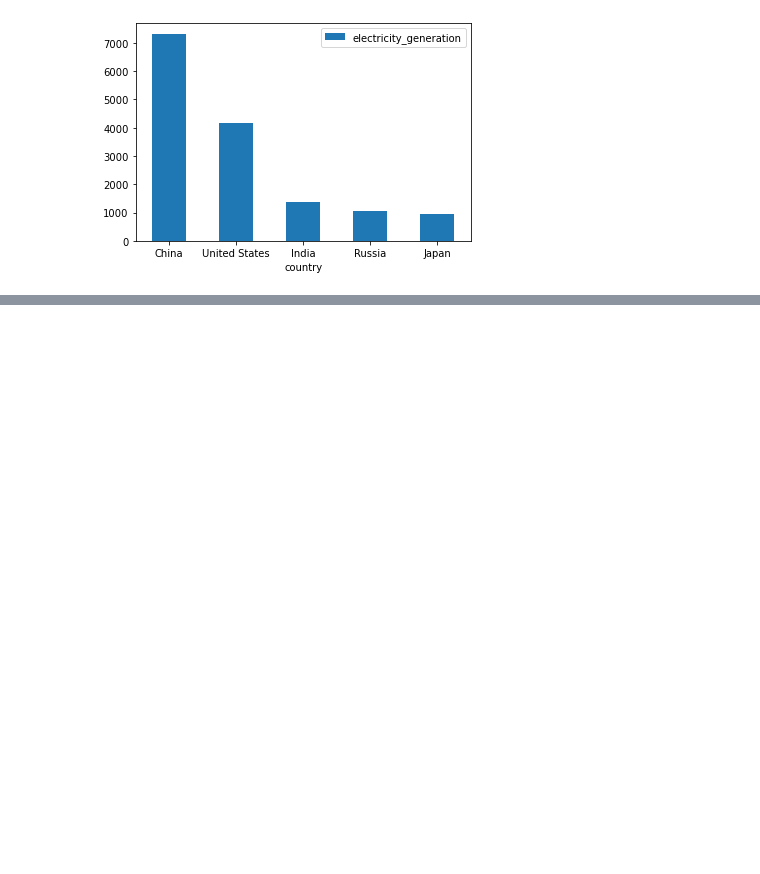
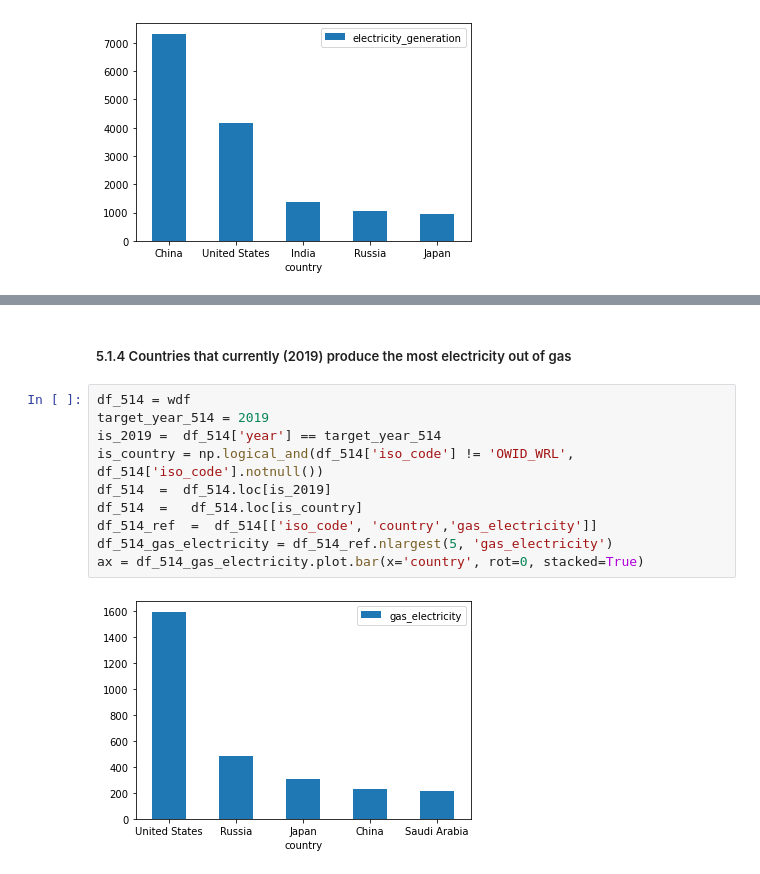
Before and after one commit to cedricjansen/BIS3066E-big-data-management, a Jupyter notebook: archive/Untitled.ipynb, the cells around one changed output, grey strips where cells are left out. Drawn from its saved outputs; the diff is of its cells as text; blank space fills up the shorter version.

```diff
--- a/archive/Untitled.ipynb
+++ b/archive/Untitled.ipynb
@@ -212,0 +237,14 @@ ax = df_511_electricity_fossil_renweable_stacked.plot.bar(rot=0, stacked=True)
+# %% [markdown]
+##### 5.1.4 Countries that currently (2019) produce the most electricity out of gas
+# %%
+df_514 = wdf
+target_year_514 = 2019
+is_2019 =  df_514['year'] == target_year_514
+is_country = np.logical_and(df_514['iso_code'] != 'OWID_WRL', df_514['iso_code'].notnull())
+df_514  =  df_514.loc[is_2019]
+df_514  =   df_514.loc[is_country]
+df_514_ref  =  df_514[['iso_code', 'country','gas_electricity']]
+df_514_gas_electricity = df_514_ref.nlargest(5, 'gas_electricity')
+ax = df_514_gas_electricity.plot.bar(x='country', rot=0, stacked=True)
+# %% [output]
+[figure, added]
```
Also changed, not shown: parts of 57 cells of this notebook.
